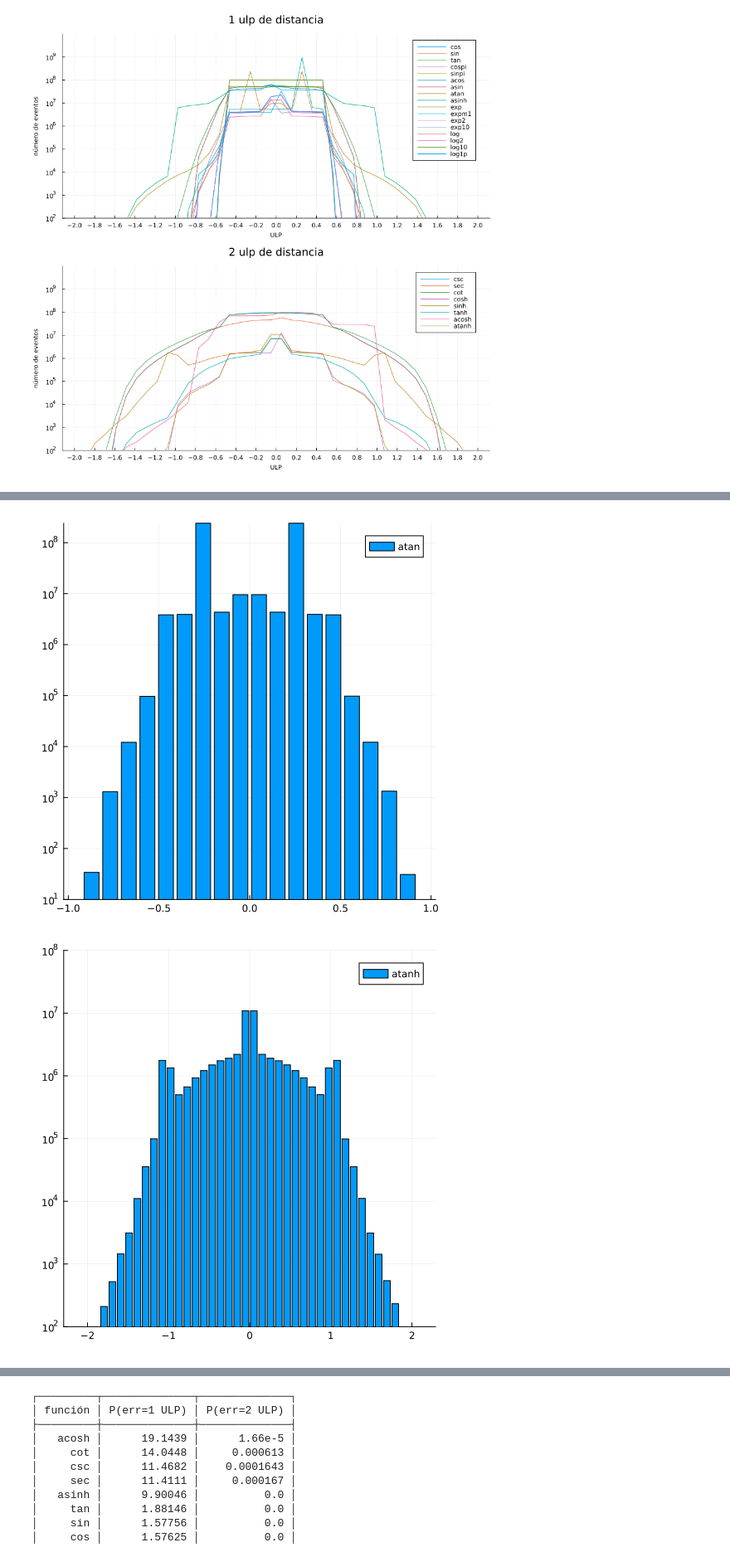
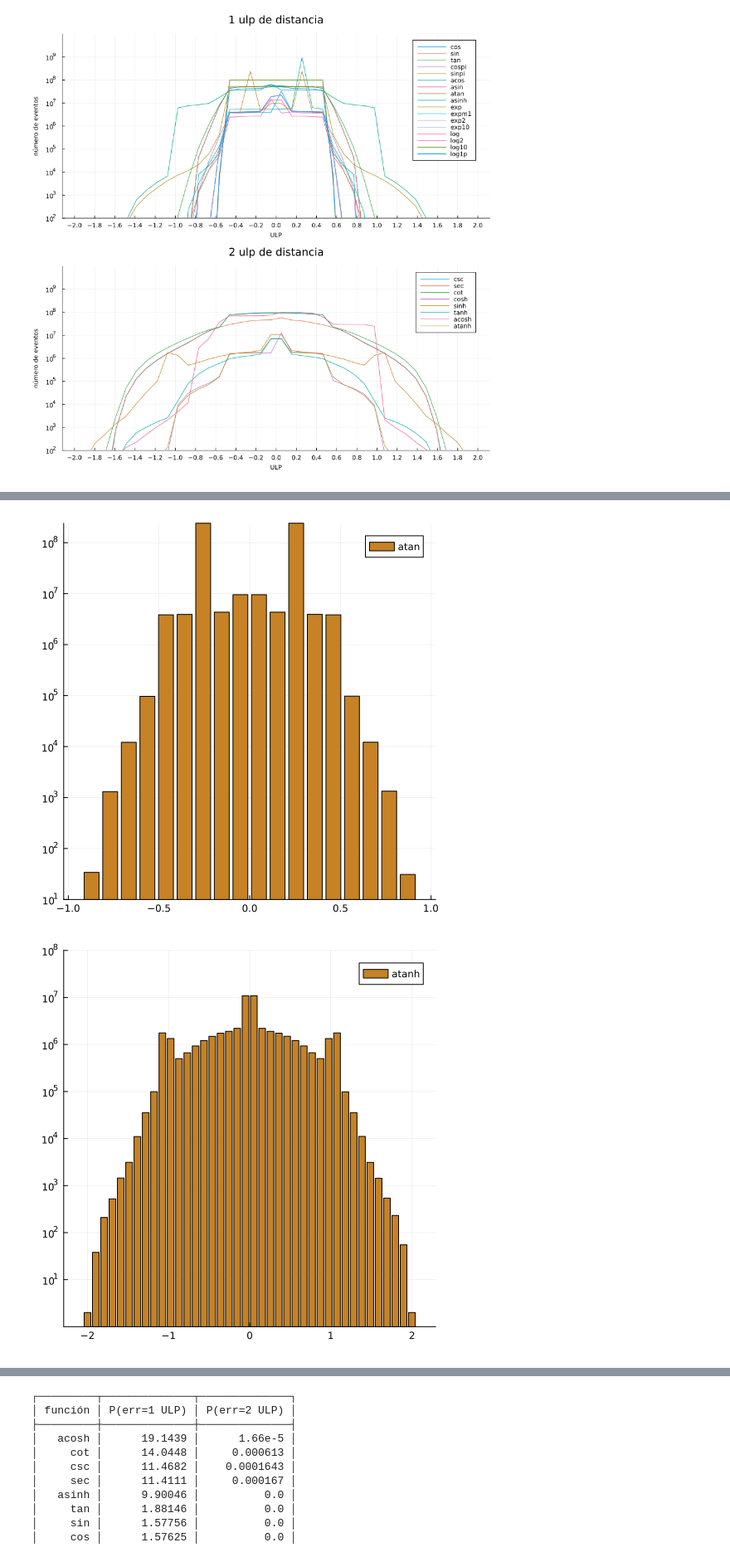
Before and after one commit to davidalencia/transcendentalJuliaFunctionsTests, a Jupyter notebook: experiments/Analisis.ipynb, the cells around one changed output, grey strips where cells are left out. Shown at 83% size. Cells and saved outputs as stored; diff of their text form; code cells hidden in the pictures.

```diff
--- a/experiments/Analisis.ipynb
+++ b/experiments/Analisis.ipynb
@@ -76,14 +74,14 @@ p
 # %%
 lupa = 12:29
-p = bar(r[lupa], RFD[8].buckets[lupa], yscale=:log10, yticks=exp10.(1:9), size=(500,500), label="atan")
+p = bar(r[lupa], RFD[8].buckets[lupa], yscale=:log10, yticks=exp10.(1:9), size=(500,500), label="atan", color=palette(:default)[8])
 savefig("images/atan_RFD")
 p
 # %% [output]
-[figure, old version]
+[figure, new version]
 # %%
-p = bar(r, RFD[17].buckets, size=(500,500),  yscale=:log10, yticks=exp10.(1:9), ylims=(100, 10^8), label="atanh")
+p = bar(r, RFD[17].buckets, size=(500,500),  yscale=:log10, yticks=exp10.(1:9), ylims=(1, 10^8), label="atanh", color=palette(:default)[8])
 savefig("images/atanh_RFD")
 p
 # %% [output]
-[figure, old version]
+[figure, new version]
 # %%
```
Also changed, not shown: parts of 15 cells of this notebook, 9 other files.
